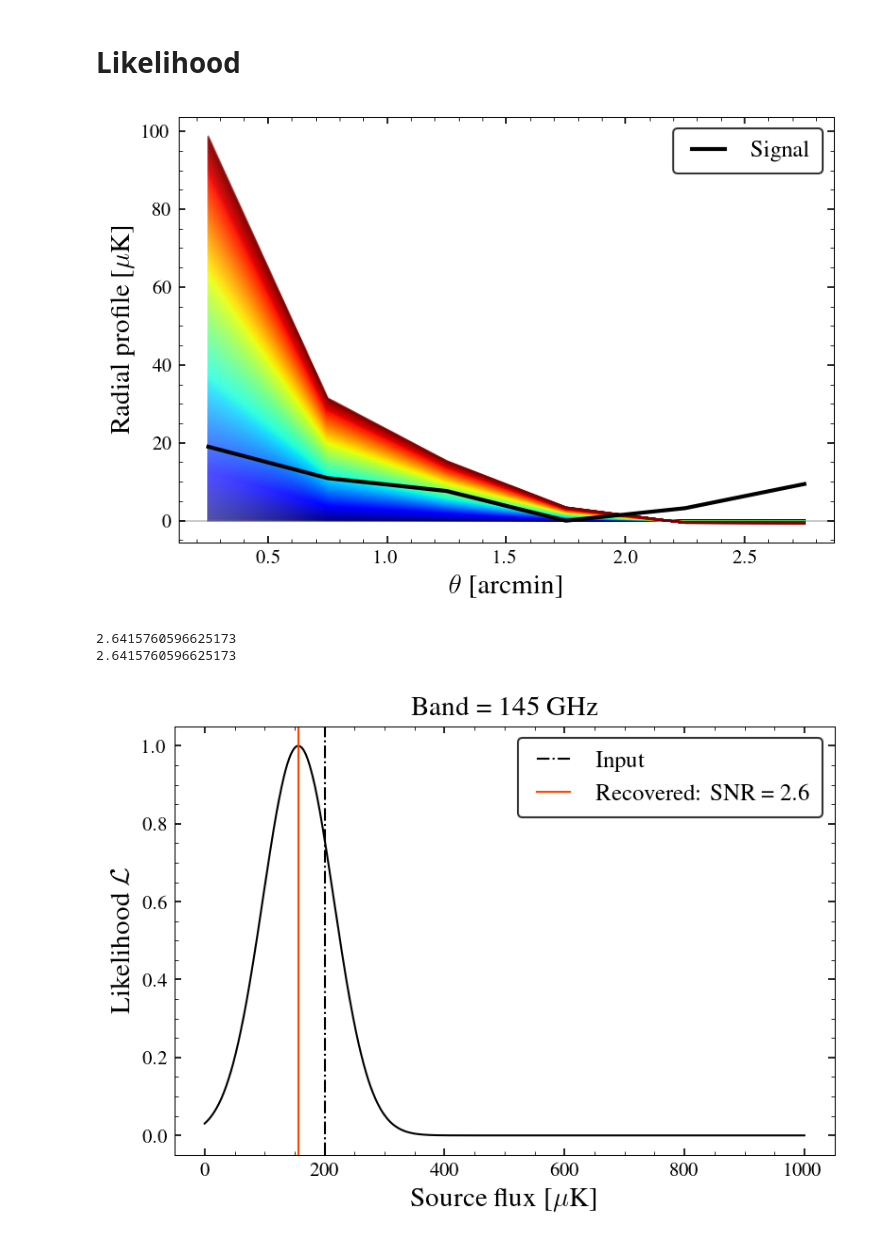
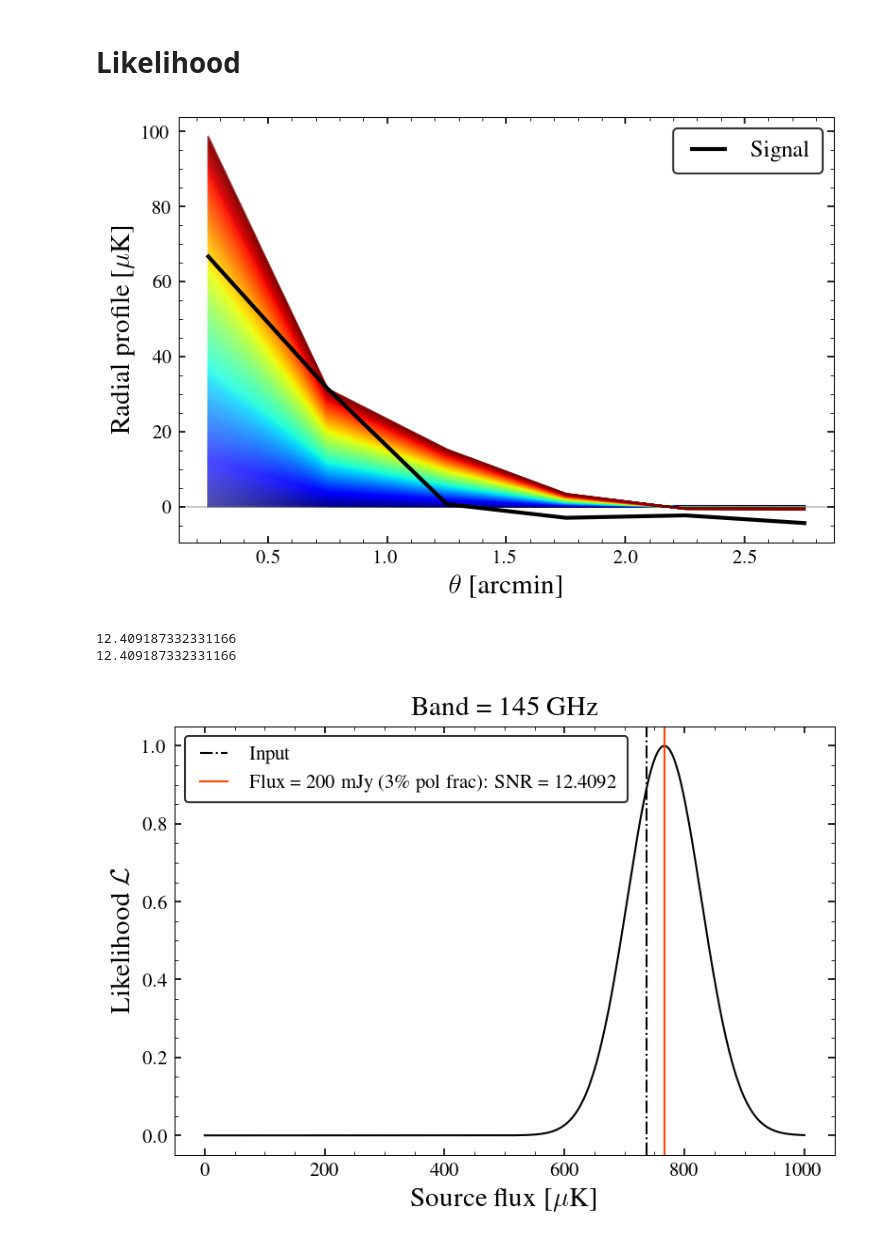
Before and after one commit to sriniraghunathan/DRAFT, a Jupyter notebook: pol_sources/get_pol_sources_snr_for_cmbs4.ipynb, the cells around one changed output. Cells and saved outputs as stored; diff of their text form; code cells hidden in the pictures.

Commit message:
pol source SNR

```diff
--- a/pol_sources/get_pol_sources_snr_for_cmbs4.ipynb
+++ b/pol_sources/get_pol_sources_snr_for_cmbs4.ipynb
@@ -42,8 +39,24 @@ noofsims = 2500 #for covariance calculation
 ra = dec = np.linspace(x1, x2, nx)
 ra_grid, dec_grid = np.meshgrid( ra, dec )
 
+#flux to uK_CMB conversion
+if dx == 0.5:
+    conv_dic_jy_uk_cmb = {93: 221400.68750729345,
+                           145: 122681.41947720562}
+elif dx == 0.25:
+    conv_dic_jy_uk_cmb = {93: 885602.7500291738,
+                           145: 490725.6779088225}
+
 #source
-source_pol_flux_in_uk = 200.
+##source_pol_flux_in_uk = 200.
+source_pol_frac = 0.03 #3 per cent pol fraction
+source_flux_mjy = 200.
+source_flux_jy = source_flux_mjy / 1e3
+source_flux_in_uk = source_flux_jy * conv_dic_jy_uk_cmb[band]
+source_pol_flux_in_uk = source_flux_in_uk * source_pol_frac
+print( 'Source flux = %s mJy' %(source_flux_mjy) )
+print( '\tTemperature = %s uK' %(source_flux_in_uk) );
+print( '\tPolarisation intensity = %s uK for pol frac = %g\%%' %(source_pol_flux_in_uk, source_pol_frac*100.) );
 
 #specs to get the radial profile for the source
 binsize_am = 0.5
@@ -185,36 +202,38 @@ for cntr, model_source_pol_flux_in_uk in enumerate( model_source_pol_flux_in_uk_
     ##print( model_source_pol_flux_in_uk, curr_loglval)
     loglarr.append( curr_loglval )
 
     if show_plot:
         plot( rad_prf_bins, model_rad_prf, color = color_arr[cntr], alpha = 0.2)
 
 if show_plot:
     plot( rad_prf_bins, sim_rad_prf, lw = 2., label = r'Signal' )
     legend(loc = 1, fontsize = fsval - 2)
     xlabel(r'$\theta$ [arcmin]', fontsize = fsval)
     ylabel(r'Radial profile [$\mu$K]', fontsize = fsval)
     axhline(0., lw = 0.2)
     show()
 
 print('\n')
 loglarr = np.asarray( loglarr)
 xarr, larr, recov_source_flux, snr = tools.lnlike_to_like(model_source_pol_flux_in_uk_arr, loglarr )
 print( snr )
 delta_chisq = max(loglarr) - loglarr[0]
 snr = np.sqrt(delta_chisq*2.)
 print( snr )
 
+labval = r'Flux = %g mJy (%g\%% pol frac): SNR = %g' %(source_flux_mjy, source_pol_frac*100., snr)
+
 clf()
 plot( model_source_pol_flux_in_uk_arr, larr )
 axvline(source_pol_flux_in_uk, color = 'black', ls = '-.', label = r'Input')
-axvline(recov_source_flux, color = 'orangered', label = r'Recovered: SNR = $%.1f$' %(snr))
+axvline(recov_source_flux, color = 'orangered', label = labval) ##r'Recovered: SNR = $%.1f$' %(snr))
 xlabel(r'Source flux [$\mu$K]', fontsize = fsval)
 ylabel(r'Likelihood $\mathcal{L}$', fontsize = fsval)
-legend(loc = 1, fontsize = fsval - 2)
+legend(loc = 'best', fontsize = fsval - 4)
 title(r'Band = %s GHz' %(band), fontsize = fsval)
 show()
 # %% [output]
-[figure, old version]
+[figure, new version]
-2.6415760596625173
-2.6415760596625173
+12.409187332331166
+12.409187332331166
-[figure, old version]
+[figure, new version]
```
Also changed, not shown: parts of 4 cells of this notebook.
